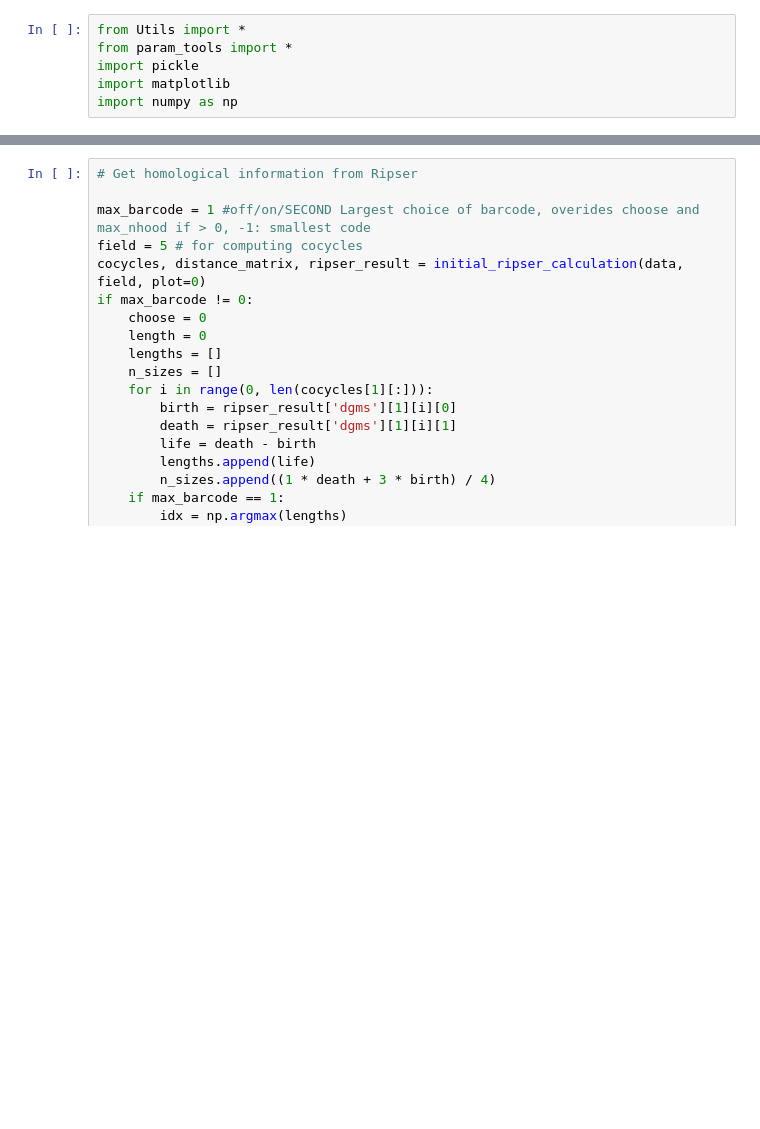
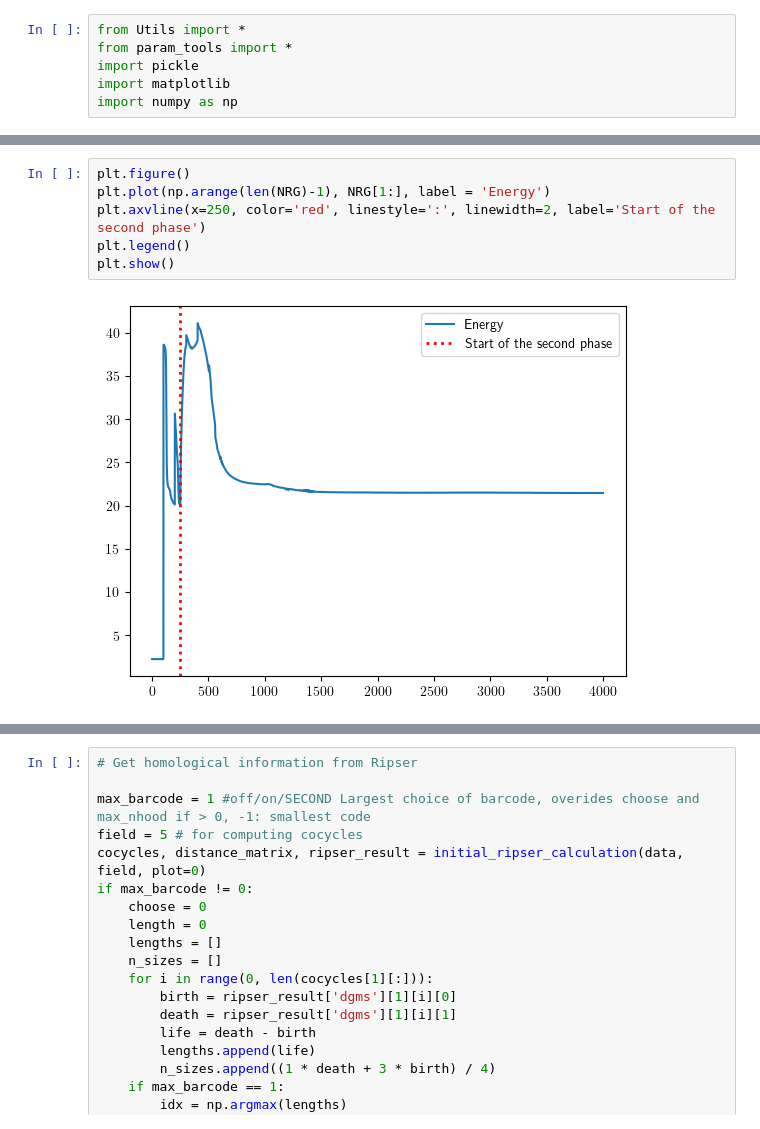
Before and after one commit to vincentmichelangeli/Imperial_master_thesis, a Jupyter notebook: Weighted spherical coordinates/example_notebook.ipynb, the cells around one changed output, grey strips where cells are left out. Drawn from its saved outputs; the diff is of its cells as text; blank space fills up the shorter version.

```diff
--- a/Weighted spherical coordinates/example_notebook.ipynb
+++ b/Weighted spherical coordinates/example_notebook.ipynb
@@ -274,3 +260,11 @@ Increasing at 4149
+# %%
+plt.figure()
+plt.plot(np.arange(len(NRG)-1), NRG[1:], label = 'Energy')
+plt.axvline(x=250, color='red', linestyle=':', linewidth=2, label='Start of the second phase')
+plt.legend()
+plt.show()
+# %% [output]
+[figure, added]
 # %%
 # Make plots
 fig = plt.figure(figsize=(18, 6), dpi=200)
```
Also changed, not shown: parts of 13 cells of this notebook.
